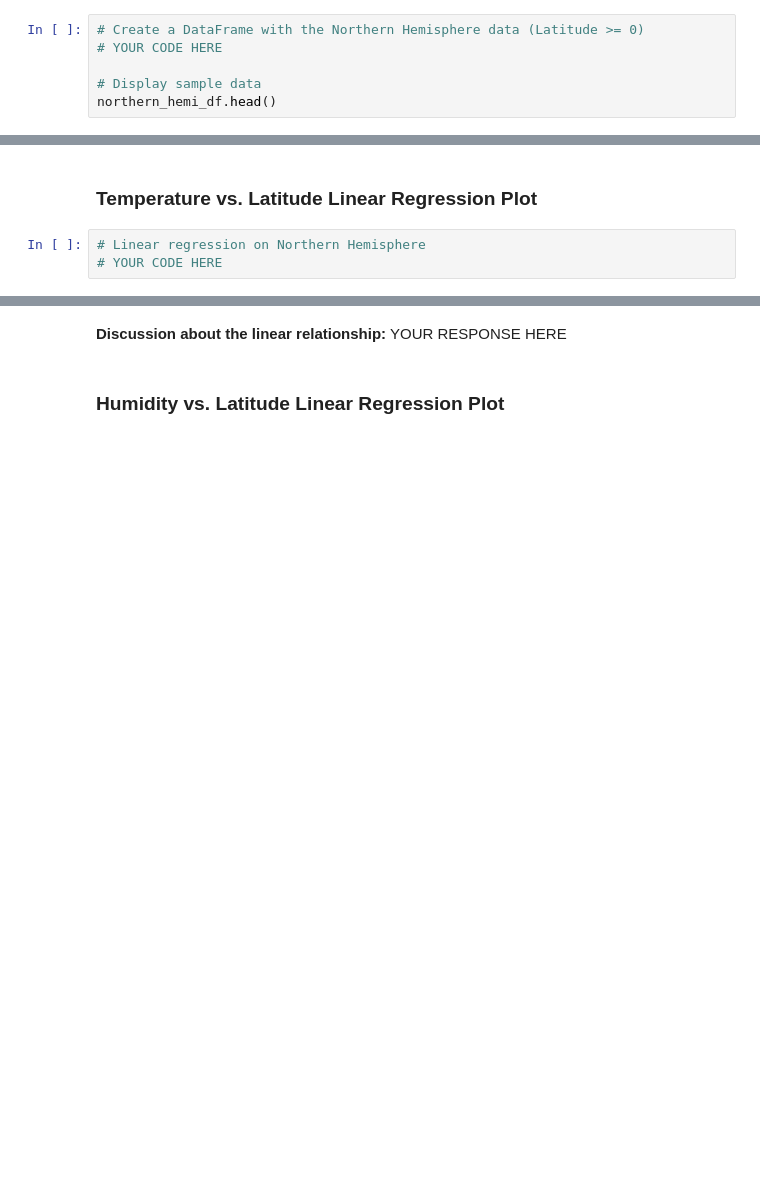
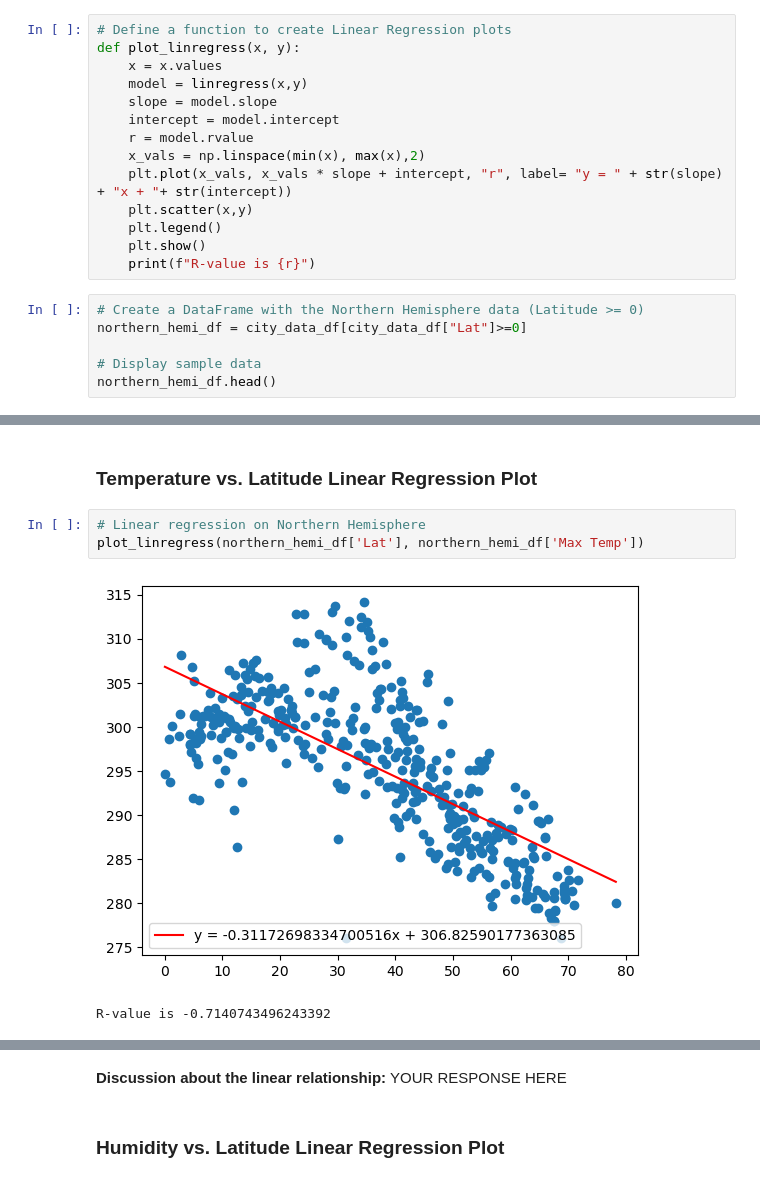
Before and after one commit to mtguadamuzruth/python-api-challenge, a Jupyter notebook: Challenge/Starter_Code/WeatherPy.ipynb, the cells around one changed output, grey strips where cells are left out. Drawn from its saved outputs; the diff is of its cells as text; blank space fills up the shorter version.

```diff
--- a/Challenge/Starter_Code/WeatherPy.ipynb
+++ b/Challenge/Starter_Code/WeatherPy.ipynb
@@ -300,6 +321,20 @@ plt.show()
+# %%
+# Define a function to create Linear Regression plots
+def plot_linregress(x, y):
+    x = x.values
+    model = linregress(x,y)
+    slope = model.slope
+    intercept = model.intercept
+    r = model.rvalue
+    x_vals = np.linspace(min(x), max(x),2)
+    plt.plot(x_vals, x_vals * slope + intercept, "r", label= "y = " + str(slope) + "x + "+ str(intercept))
+    plt.scatter(x,y)
+    plt.legend()
+    plt.show()
+    print(f"R-value is {r}")
 # %%
 # Create a DataFrame with the Northern Hemisphere data (Latitude >= 0)
-# YOUR CODE HERE
+northern_hemi_df = city_data_df[city_data_df["Lat"]>=0]
 
 # Display sample data
 northern_hemi_df.head()
@@ -315,6 +364,9 @@ southern_hemi_df.head()
 ###  Temperature vs. Latitude Linear Regression Plot
 # %%
 # Linear regression on Northern Hemisphere
-# YOUR CODE HERE
+plot_linregress(northern_hemi_df['Lat'], northern_hemi_df['Max Temp'])
+# %% [output]
+[figure, added]
+R-value is -0.7140743496243392
 # %%
 # Linear regression on Southern Hemisphere
```
Also changed, not shown: parts of 26 cells of this notebook, 5 other files.
